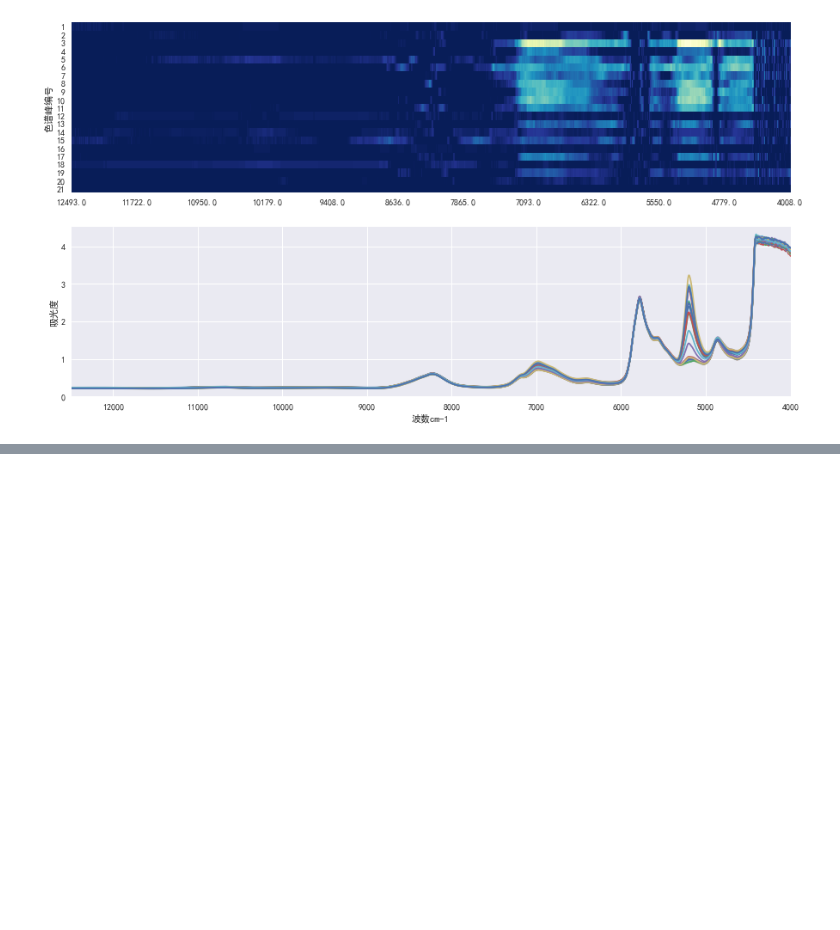
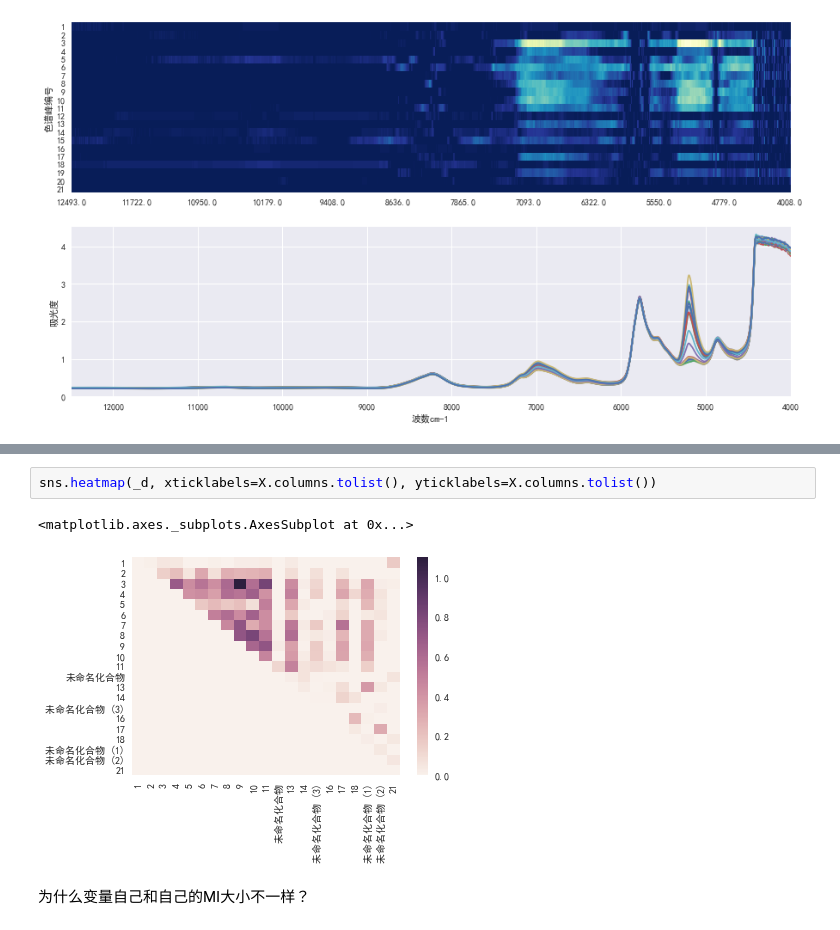
Before and after one commit to laziszaire/notebooks, a Jupyter notebook: HPLC和NIR的互信息.ipynb, the cells around one changed output, grey strips where cells are left out. Saved outputs shown, nothing was run; the diff lists cells and outputs as text; blank space fills up the shorter version.

```diff
--- a/HPLC和NIR的互信息.ipynb
+++ b/HPLC和NIR的互信息.ipynb
@@ -52,0 +102,7 @@ f.savefig('NIR和IR之间的互信息.png',dpi=300)
+# %%
+sns.heatmap(_d, xticklabels=X.columns.tolist(), yticklabels=X.columns.tolist())
+# %% [output]
+<matplotlib.axes._subplots.AxesSubplot at 0x...>
+[figure, added]
+# %% [markdown]
+为什么变量自己和自己的MI大小不一样？
```
Also changed, not shown: parts of 10 cells of this notebook, 1 other file.
